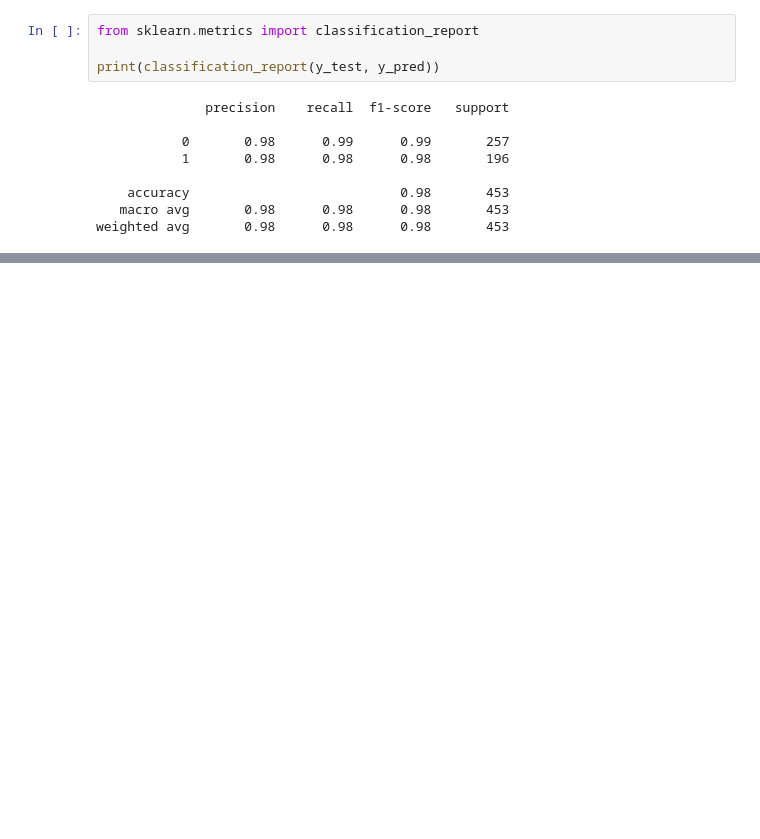
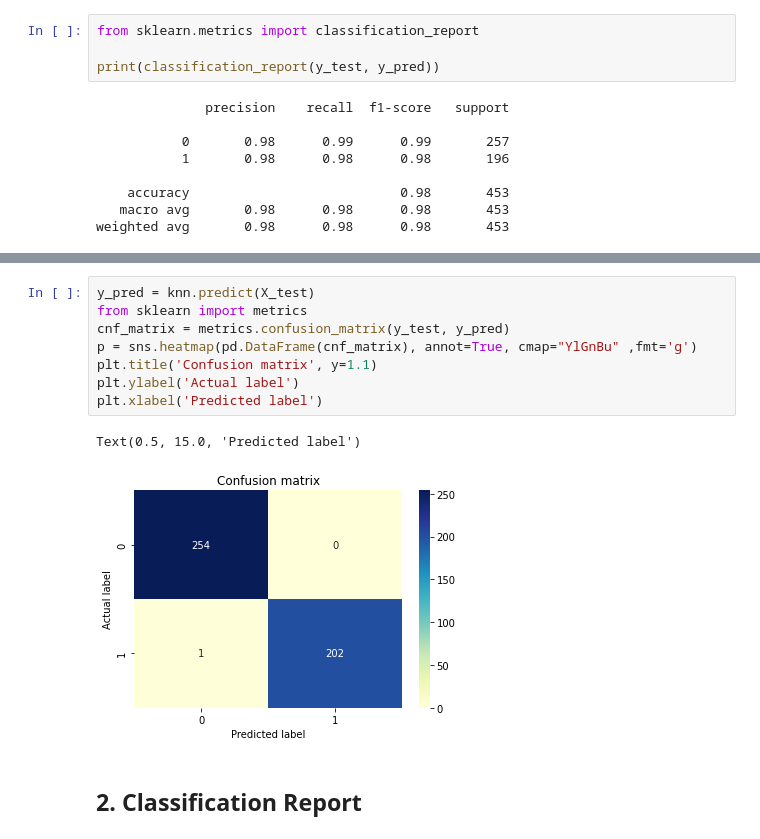
Before and after one commit to joeyeuron/Case-Study-CE880, a Jupyter notebook: Draft3.ipynb, the cells around one changed output, grey strips where cells are left out. Drawn from its saved outputs; the diff is of its cells as text; blank space fills up the shorter version.

```diff
--- a/Draft3.ipynb
+++ b/Draft3.ipynb
@@ -360,0 +431,13 @@ weighted avg       0.98      0.98      0.98       453
+# %%
+y_pred = knn.predict(X_test)
+from sklearn import metrics
+cnf_matrix = metrics.confusion_matrix(y_test, y_pred)
+p = sns.heatmap(pd.DataFrame(cnf_matrix), annot=True, cmap="YlGnBu" ,fmt='g')
+plt.title('Confusion matrix', y=1.1)
+plt.ylabel('Actual label')
+plt.xlabel('Predicted label')
+# %% [output]
+Text(0.5, 15.0, 'Predicted label')
+[figure, added]
+# %% [markdown]
+## 2. Classification Report
```
Also changed, not shown: parts of 30 cells of this notebook.
